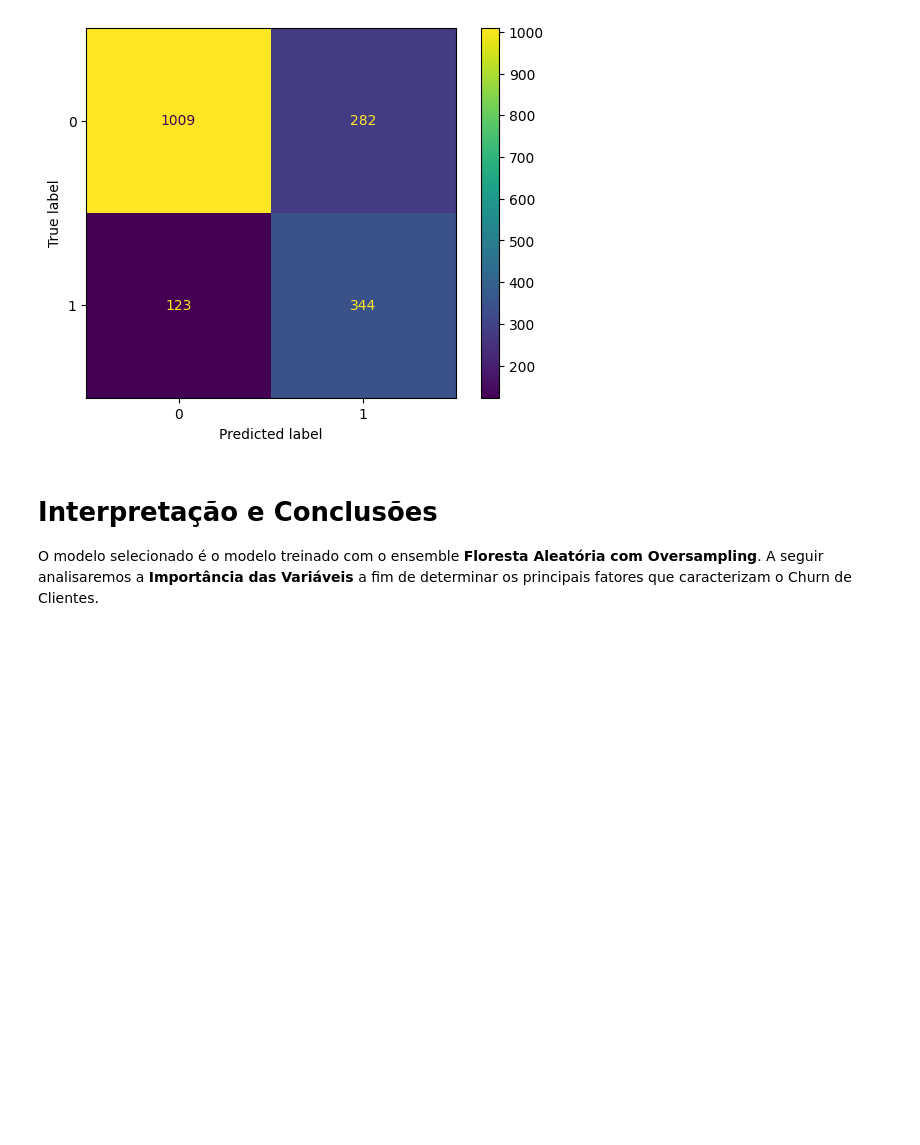
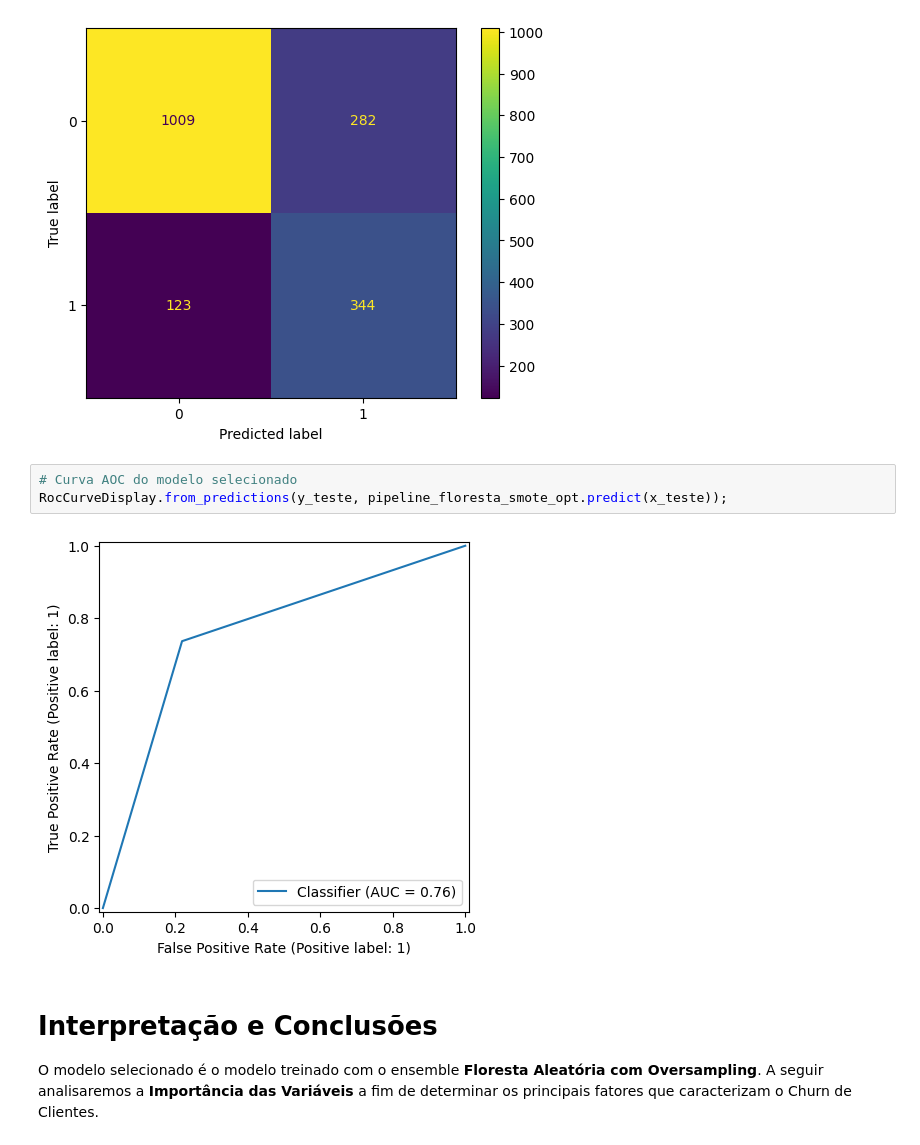
Before and after one commit to Angel-Arroyo-H/alura-data-science-challenge-3, a Jupyter notebook: Alura_DataScience_Challenge3.ipynb, the cells around one changed output. Cells and saved outputs as stored; diff of their text form; blank space fills up the shorter version.

```diff
--- a/Alura_DataScience_Challenge3.ipynb
+++ b/Alura_DataScience_Challenge3.ipynb
@@ -1488,6 +1488,11 @@ A matriz de confusão para os dados de teste do modelo selecionado é a seguinte
 ConfusionMatrixDisplay.from_predictions(y_teste, pipeline_floresta_smote_opt.predict(x_teste));
 # %% [output]
 [figure]
+# %%
+# Curva AOC do modelo selecionado
+RocCurveDisplay.from_predictions(y_teste, pipeline_floresta_smote_opt.predict(x_teste));
+# %% [output]
+[figure, added]
 # %% [markdown]
 # Interpretação e Conclusões
 
```
Also changed, not shown: parts of 2 cells of this notebook.
